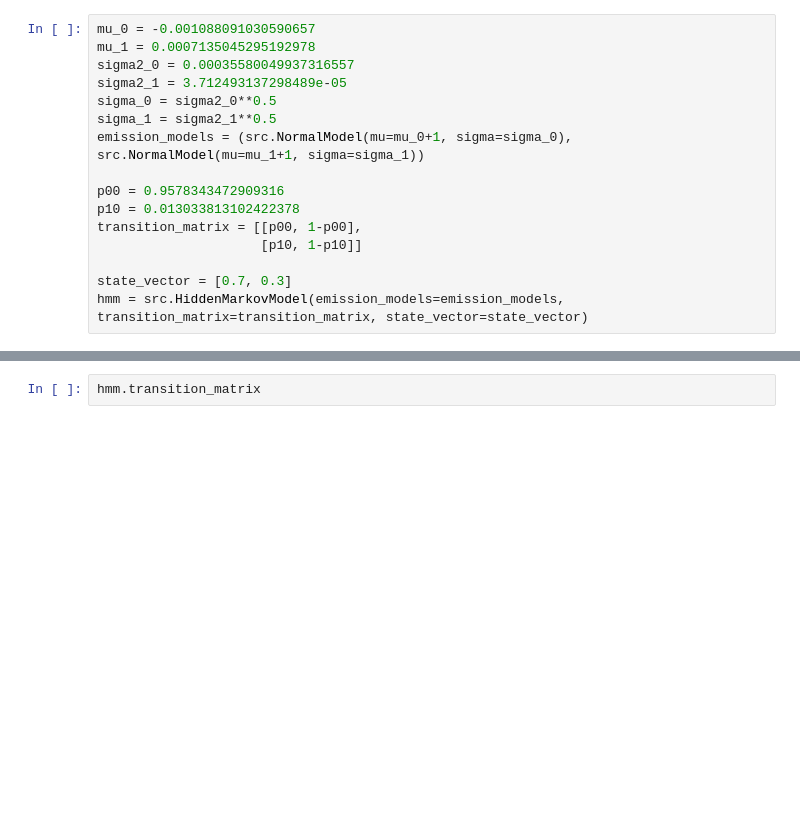
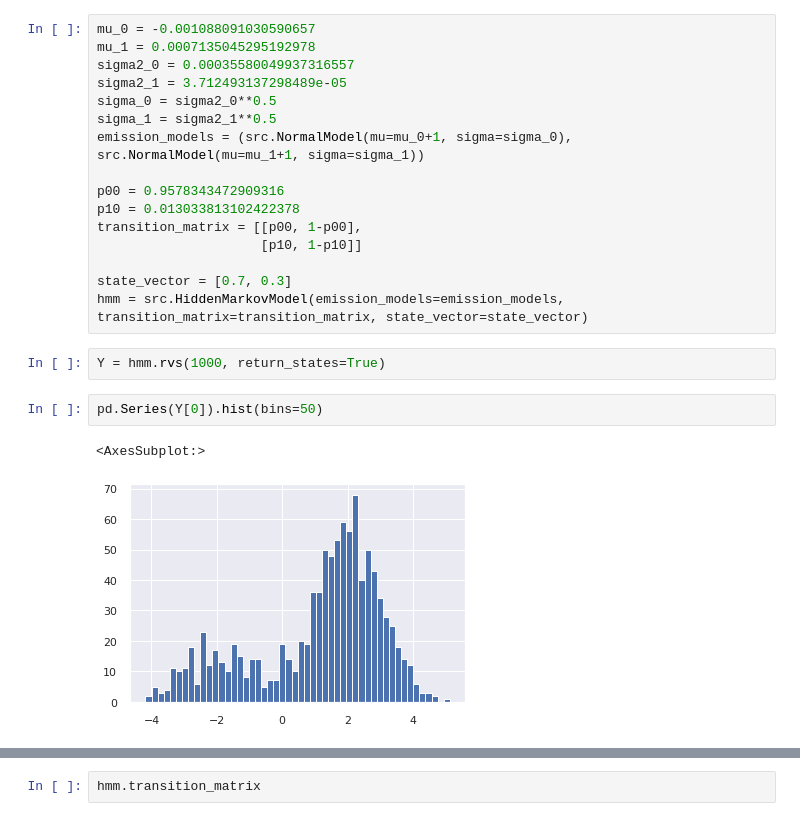
Before and after one commit to felixbrunner/hmm-real-vol, a Jupyter notebook: notebooks/01 - framework_plots.ipynb, the cells around one changed output, grey strips where cells are left out. Saved outputs shown, nothing was run; the diff lists cells and outputs as text; blank space fills up the shorter version.

```diff
--- a/notebooks/01 - framework_plots.ipynb
+++ b/notebooks/01 - framework_plots.ipynb
@@ -238,3 +244,10 @@ transition_matrix = [[p00, 1-p00],
 
 state_vector = [0.7, 0.3]
 hmm = src.HiddenMarkovModel(emission_models=emission_models, transition_matrix=transition_matrix, state_vector=state_vector)
+# %%
+Y = hmm.rvs(1000, return_states=True)
+# %%
+pd.Series(Y[0]).hist(bins=50)
+# %% [output]
+<AxesSubplot:>
+[figure, added]
```
Also changed, not shown: parts of 9 cells of this notebook, 3 other files.
